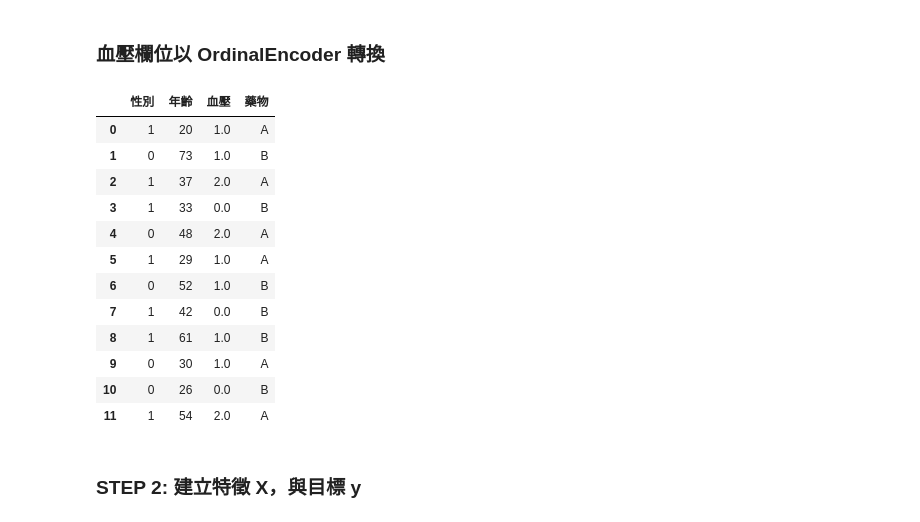
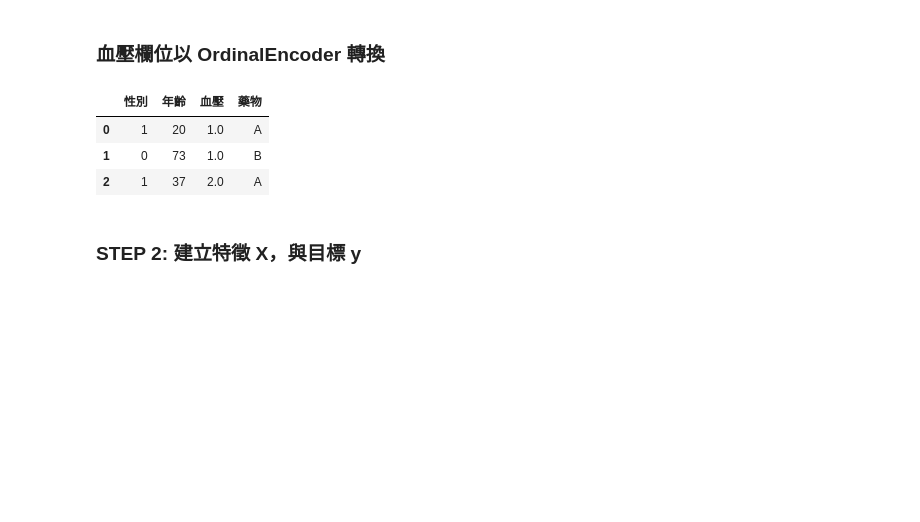
Before and after one commit to th0041/Machine-Learning-Code, a Jupyter notebook: DecisionTree_2.ipynb, the cells around one changed output. Cells and saved outputs as stored; diff of their text form; code cells hidden in the pictures; blank space fills up the shorter version.

```diff
--- a/DecisionTree_2.ipynb
+++ b/DecisionTree_2.ipynb
@@ -226,21 +225,12 @@ ode = OrdinalEncoder(categories=[['低','正常','高']])
 ode = ode.fit_transform(df[['血壓']])
 # %%
 df['血壓'] = ode
-df
+df.head(3)
 # %% [output]
 |  | 性別 | 年齡 | 血壓 | 藥物 |
 | 0 | 1 | 20 | 1.0 | A |
 | 1 | 0 | 73 | 1.0 | B |
 | 2 | 1 | 37 | 2.0 | A |
-| 3 | 1 | 33 | 0.0 | B |
-| 4 | 0 | 48 | 2.0 | A |
-| 5 | 1 | 29 | 1.0 | A |
-| 6 | 0 | 52 | 1.0 | B |
-| 7 | 1 | 42 | 0.0 | B |
-| 8 | 1 | 61 | 1.0 | B |
-| 9 | 0 | 30 | 1.0 | A |
-| 10 | 0 | 26 | 0.0 | B |
-| 11 | 1 | 54 | 2.0 | A |
 # %% [markdown]
 ### STEP 2: 建立特徵 X，與目標 y
 # %%
```
Also changed, not shown: parts of 10 cells of this notebook.
